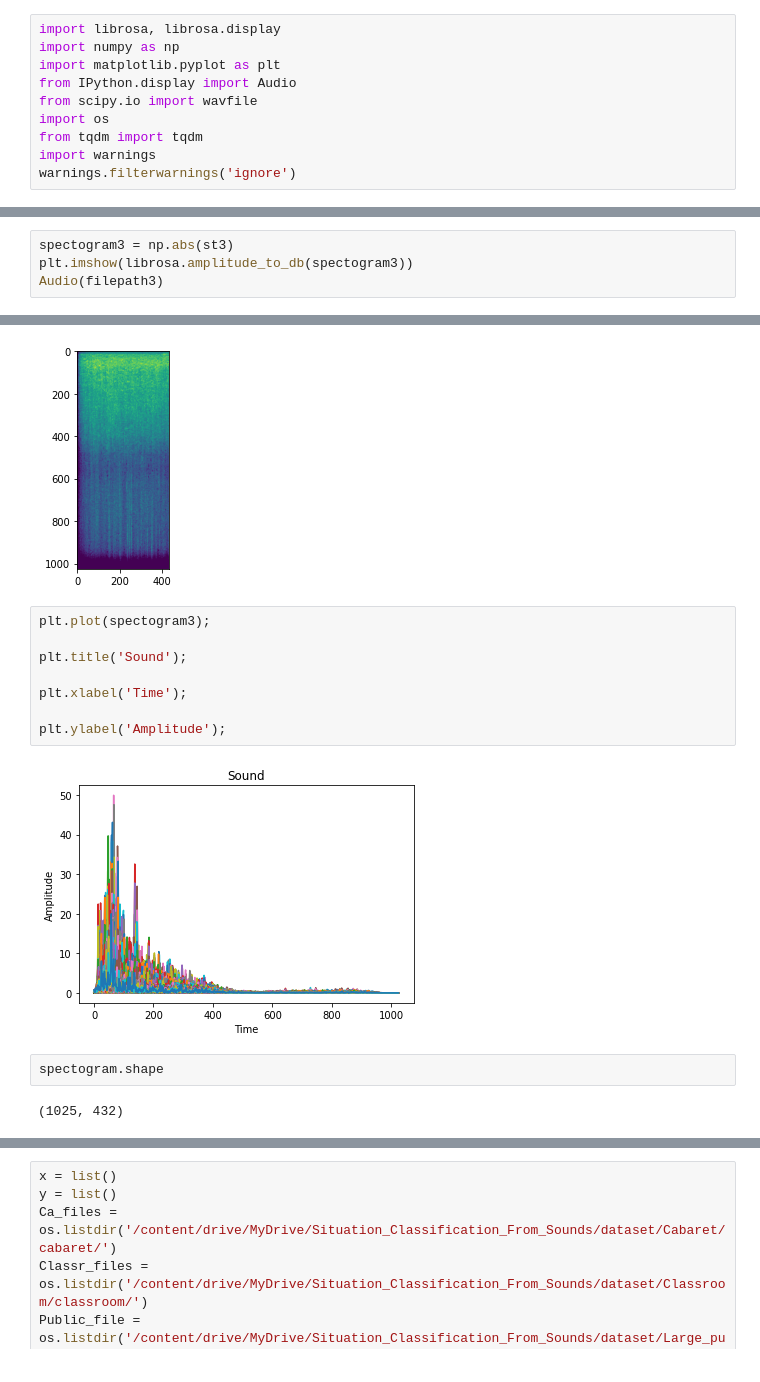
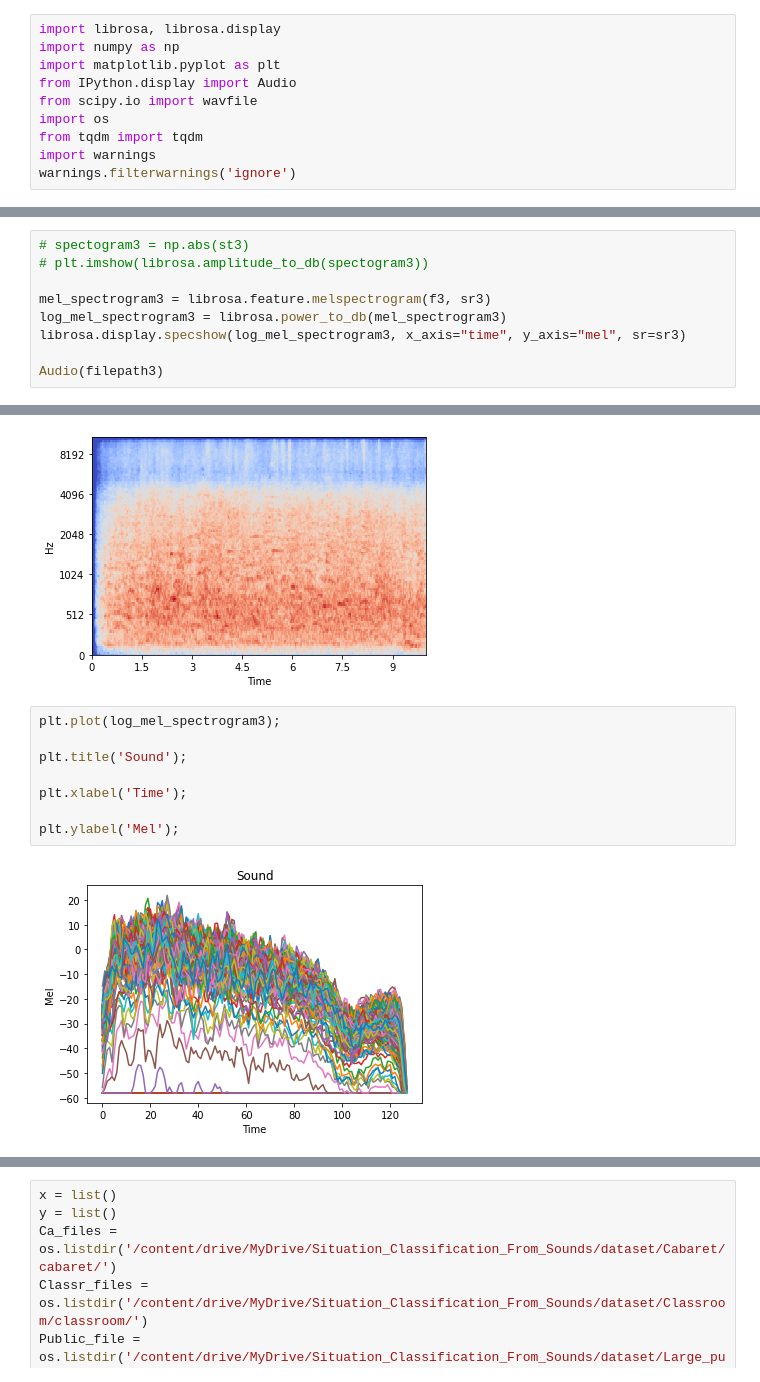
Before and after one commit to MAOK-Yongsuk/-Environmental-Sound-Classification, a Jupyter notebook: Environmental_Sound_Classification.ipynb, the cells around one changed output, grey strips where cells are left out. Drawn from its saved outputs; the diff is of its cells as text.

```diff
--- a/Environmental_Sound_Classification.ipynb
+++ b/Environmental_Sound_Classification.ipynb
@@ -44,22 +53,23 @@ Audio(filepath2)
 # %%
-spectogram3 = np.abs(st3)
-plt.imshow(librosa.amplitude_to_db(spectogram3))
+# spectogram3 = np.abs(st3)
+# plt.imshow(librosa.amplitude_to_db(spectogram3))
+
+mel_spectrogram3 = librosa.feature.melspectrogram(f3, sr3)
+log_mel_spectrogram3 = librosa.power_to_db(mel_spectrogram3)
+librosa.display.specshow(log_mel_spectrogram3, x_axis="time", y_axis="mel", sr=sr3)
+
 Audio(filepath3)
 # %% [output]
 [interactive output not drawn]
-[figure, old version]
+[figure, new version]
 # %%
-plt.plot(spectogram3);
+plt.plot(log_mel_spectrogram3);
 
 plt.title('Sound');
 
 plt.xlabel('Time');
 
-plt.ylabel('Amplitude');
+plt.ylabel('Mel');
 # %% [output]
-[figure, old version]
+[figure, new version]
-# %%
-spectogram.shape
-# %% [output]
-(1025, 432)
 # %%
```
Also changed, not shown: parts of 13 cells of this notebook.
